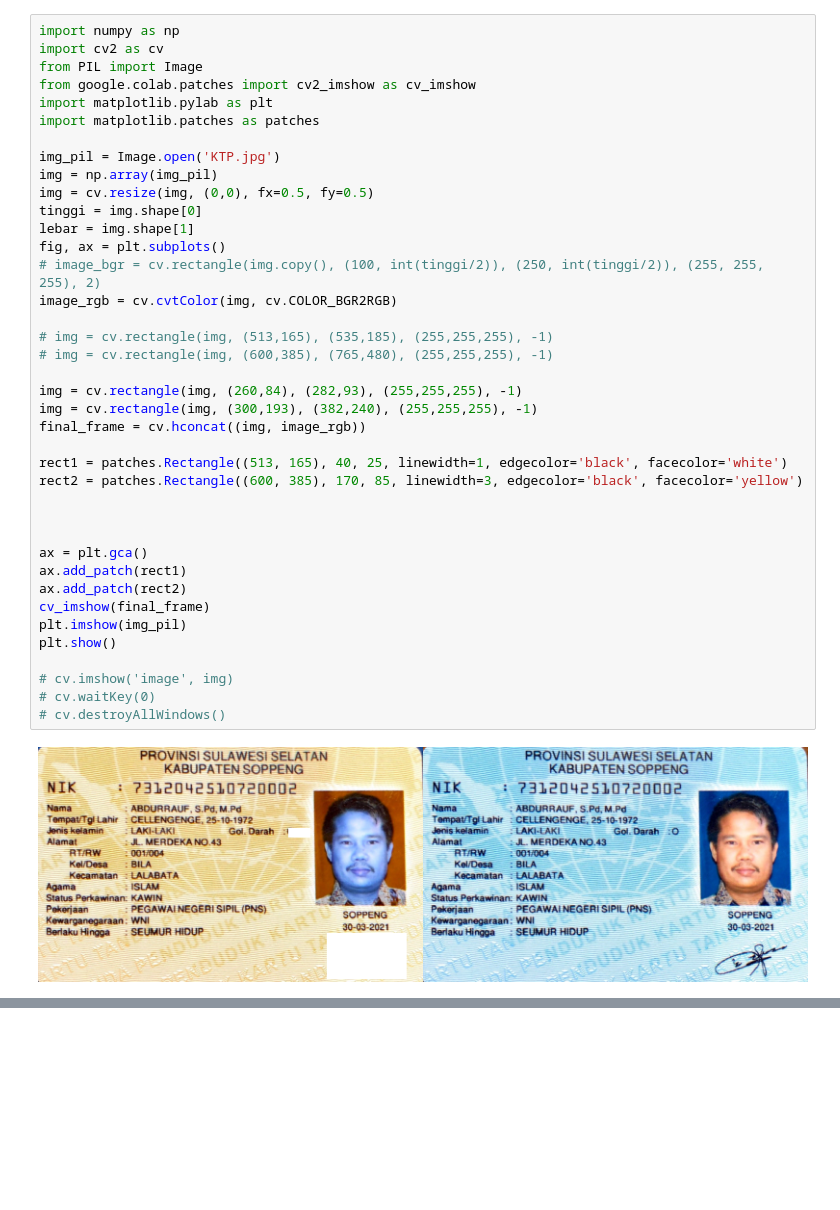
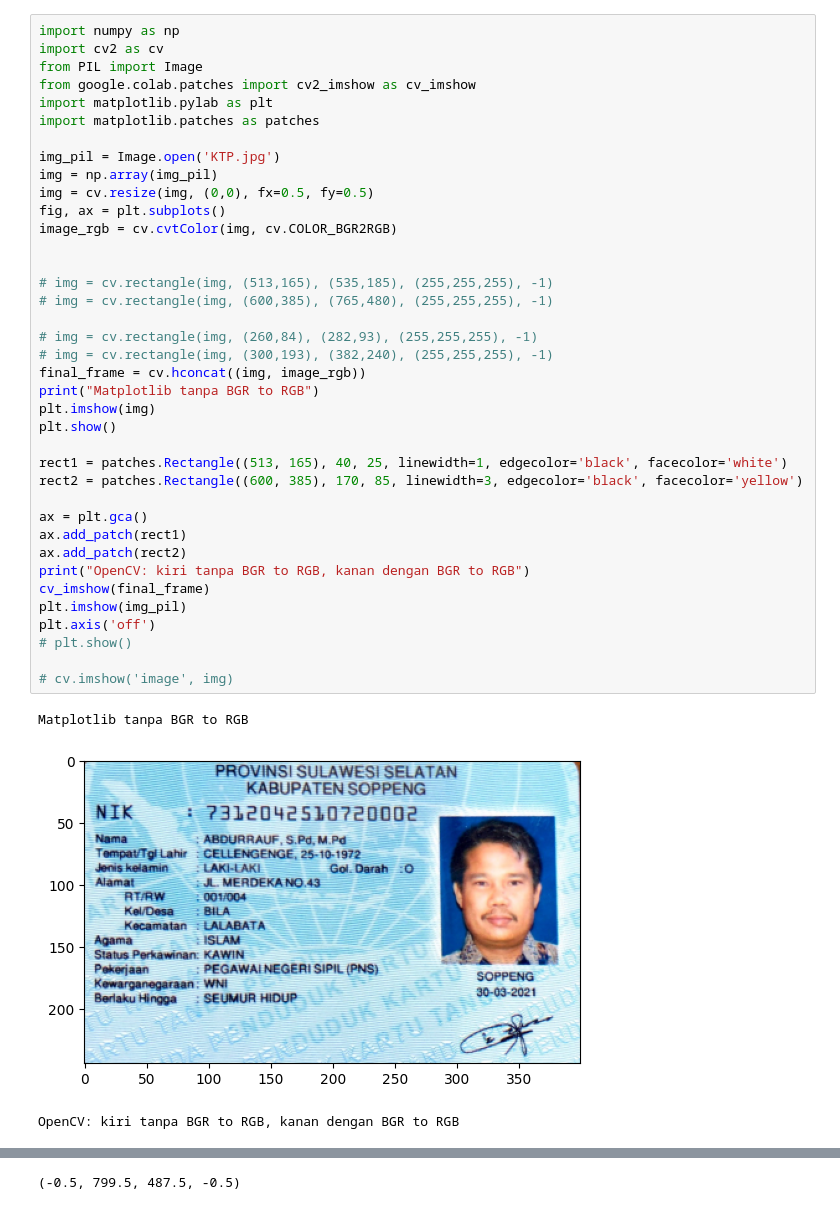
Before and after one commit to Alerakha/05_Aleron-Tsaqif-Rakha_PCVK_Ganjil_2024, a Jupyter notebook: Tugas_Kelompok_Pertemuan1.ipynb, the cells around one changed output, grey strips where cells are left out. Cells and saved outputs as stored; diff of their text form; blank space fills up the shorter version.

```diff
--- a/Tugas_Kelompok_Pertemuan1.ipynb
+++ b/Tugas_Kelompok_Pertemuan1.ipynb
@@ -3,41 +22,42 @@
 # %%
 import numpy as np
 import cv2 as cv
 from PIL import Image
 from google.colab.patches import cv2_imshow as cv_imshow
 import matplotlib.pylab as plt
 import matplotlib.patches as patches
 
 img_pil = Image.open('KTP.jpg')
 img = np.array(img_pil)
 img = cv.resize(img, (0,0), fx=0.5, fy=0.5)
-tinggi = img.shape[0]
-lebar = img.shape[1]
 fig, ax = plt.subplots()
-# image_bgr = cv.rectangle(img.copy(), (100, int(tinggi/2)), (250, int(tinggi/2)), (255, 255, 255), 2)
 image_rgb = cv.cvtColor(img, cv.COLOR_BGR2RGB)
+
 
 # img = cv.rectangle(img, (513,165), (535,185), (255,255,255), -1)
 # img = cv.rectangle(img, (600,385), (765,480), (255,255,255), -1)
 
-img = cv.rectangle(img, (260,84), (282,93), (255,255,255), -1)
-img = cv.rectangle(img, (300,193), (382,240), (255,255,255), -1)
+# img = cv.rectangle(img, (260,84), (282,93), (255,255,255), -1)
+# img = cv.rectangle(img, (300,193), (382,240), (255,255,255), -1)
 final_frame = cv.hconcat((img, image_rgb))
+print("Matplotlib tanpa BGR to RGB")
+plt.imshow(img)
+plt.show()
 
 rect1 = patches.Rectangle((513, 165), 40, 25, linewidth=1, edgecolor='black', facecolor='white')
 rect2 = patches.Rectangle((600, 385), 170, 85, linewidth=3, edgecolor='black', facecolor='yellow')
 
-
-
 ax = plt.gca()
 ax.add_patch(rect1)
 ax.add_patch(rect2)
+print("OpenCV: kiri tanpa BGR to RGB, kanan dengan BGR to RGB")
 cv_imshow(final_frame)
 plt.imshow(img_pil)
-plt.show()
+plt.axis('off')
+# plt.show()
 
 # cv.imshow('image', img)
-# cv.waitKey(0)
-# cv.destroyAllWindows()
 # %% [output]
+Matplotlib tanpa BGR to RGB
-[figure, old version]
+[figure, new version]
+OpenCV: kiri tanpa BGR to RGB, kanan dengan BGR to RGB
@@ -44,0 +65 @@ plt.show()
+(-0.5, 799.5, 487.5, -0.5)
```
Also changed, not shown: parts of 3 cells of this notebook.
